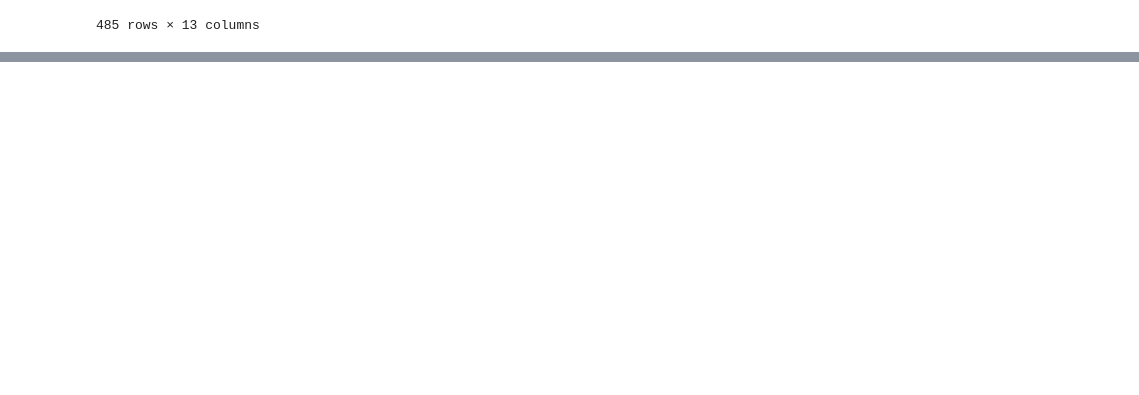
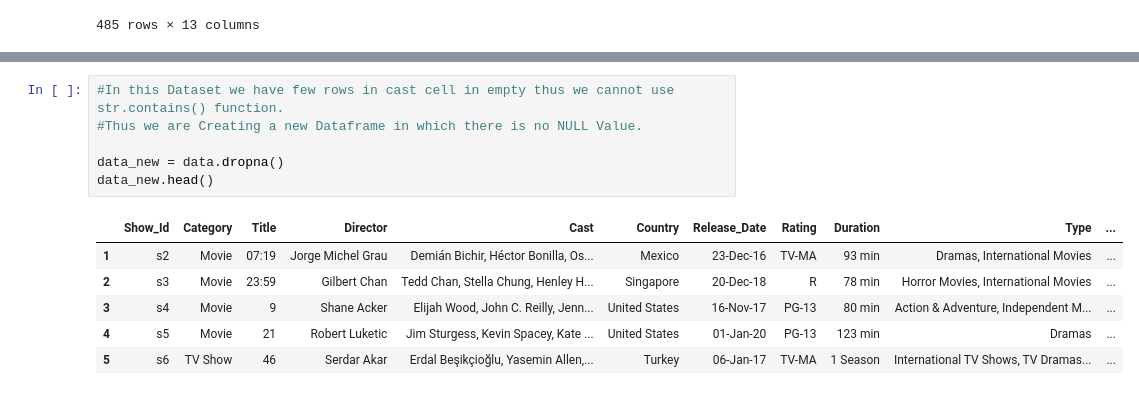
Before and after one commit to MadhavMishra1607/Netflix-Analysis, a Jupyter notebook: Netflix Analysis/Netflix Analysis.ipynb, the cells around one changed output, grey strips where cells are left out. Drawn from its saved outputs; the diff is of its cells as text; blank space fills up the shorter version.

```diff
--- a/Netflix Analysis/Netflix Analysis.ipynb
+++ b/Netflix Analysis/Netflix Analysis.ipynb
@@ -216,0 +226,13 @@ data[(data['Category']=='Movie')&(data['Type']=='Comedies')|(data['Country']=='U
+# %%
+#In this Dataset we have few rows in cast cell in empty thus we cannot use str.contains() function.
+#Thus we are Creating a new Dataframe in which there is no NULL Value.
+
+data_new = data.dropna()
+data_new.head()
+# %% [output]
+|  | Show_Id | Category | Title | Director | Cast | Country | Release_Date | Rating | Duration | Type | ... |
+| 1 | s2 | Movie | 07:19 | Jorge Michel Grau | Demián Bichir, Héctor Bonilla, Os... | Mexico | 23-Dec-16 | TV-MA | 93 min | Dramas, International Movies | ... |
+| 2 | s3 | Movie | 23:59 | Gilbert Chan | Tedd Chan, Stella Chung, Henley H... | Singapore | 20-Dec-18 | R | 78 min | Horror Movies, International Movies | ... |
+| 3 | s4 | Movie | 9 | Shane Acker | Elijah Wood, John C. Reilly, Jenn... | United States | 16-Nov-17 | PG-13 | 80 min | Action & Adventure, Independent M... | ... |
+| 4 | s5 | Movie | 21 | Robert Luketic | Jim Sturgess, Kevin Spacey, Kate ... | United States | 01-Jan-20 | PG-13 | 123 min | Dramas | ... |
+| 5 | s6 | TV Show | 46 | Serdar Akar | Erdal Beşikçioğlu, Yasemin Allen,... | Turkey | 06-Jan-17 | TV-MA | 1 Season | International TV Shows, TV Dramas... | ... |
```
Also changed, not shown: parts of 12 cells of this notebook.
